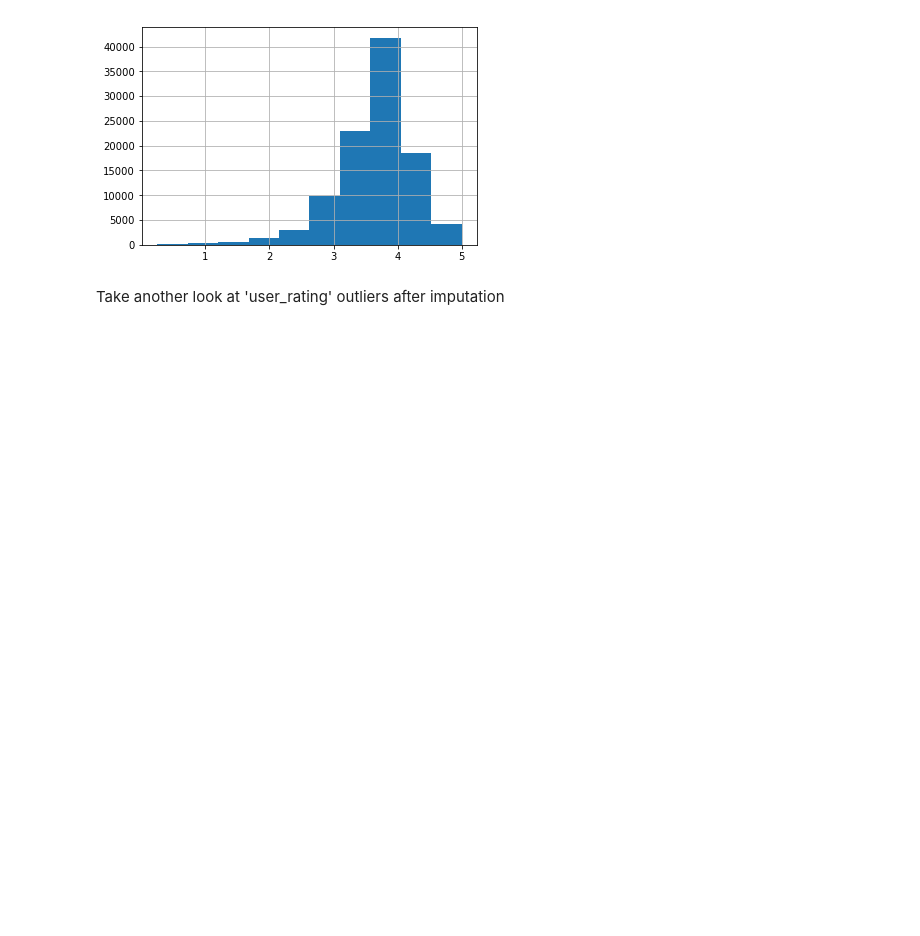
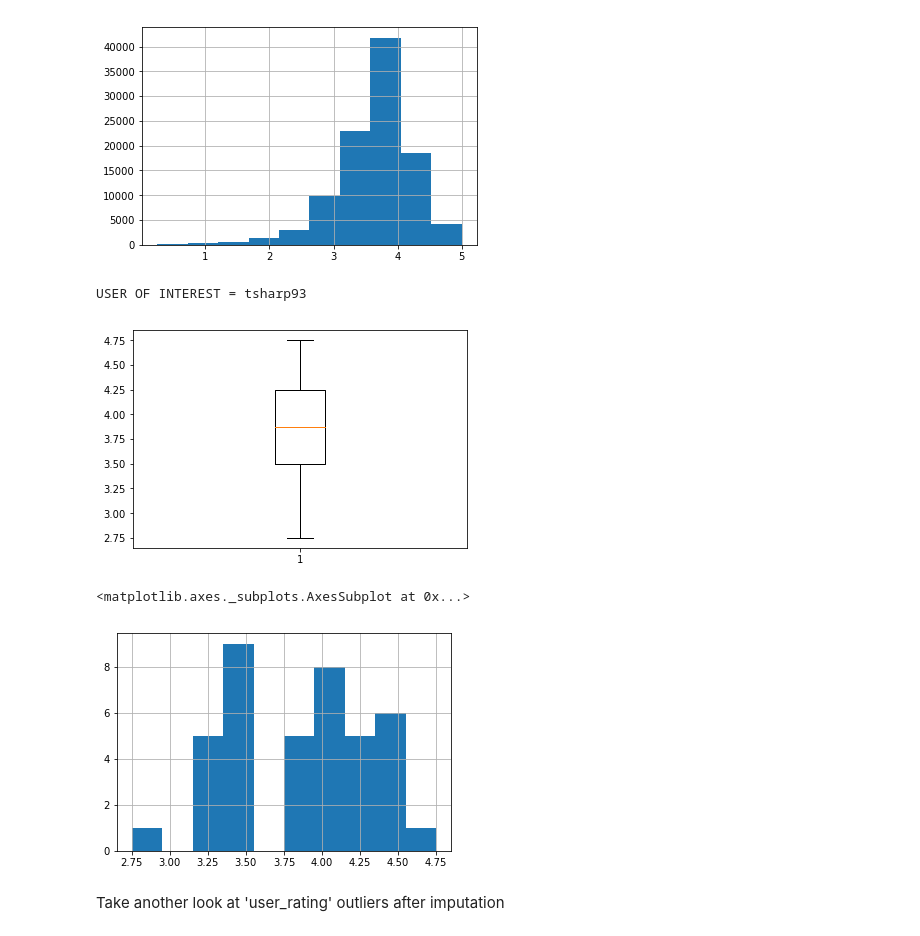
Before and after one commit to tomsharp/BeerMe, a Jupyter notebook: notebooks/Pipeline.ipynb, the cells around one changed output. Drawn from its saved outputs; the diff is of its cells as text; code cells hidden in the pictures; blank space fills up the shorter version.

Commit message:
added plots from min_ppu w nn tests

```diff
--- a/notebooks/Pipeline.ipynb
+++ b/notebooks/Pipeline.ipynb
@@ -104,6 +104,17 @@ df['user_rating'].hist()
 [figure]
 <matplotlib.axes._subplots.AxesSubplot at 0x...>
 [figure]
+# %%
+print("USER OF INTEREST = tsharp93")
+plt.boxplot(df[df['username'] == 'tsharp93']['user_rating'])
+plt.show()
+
+df[df['username'] == 'tsharp93']['user_rating'].hist()
+# %% [output]
+USER OF INTEREST = tsharp93
+[figure, added]
+<matplotlib.axes._subplots.AxesSubplot at 0x...>
+[figure, added]
 # %% [markdown]
 Take another look at 'user_rating' outliers after imputation
 # %%
```
Also changed, not shown: parts of 7 cells of this notebook.
